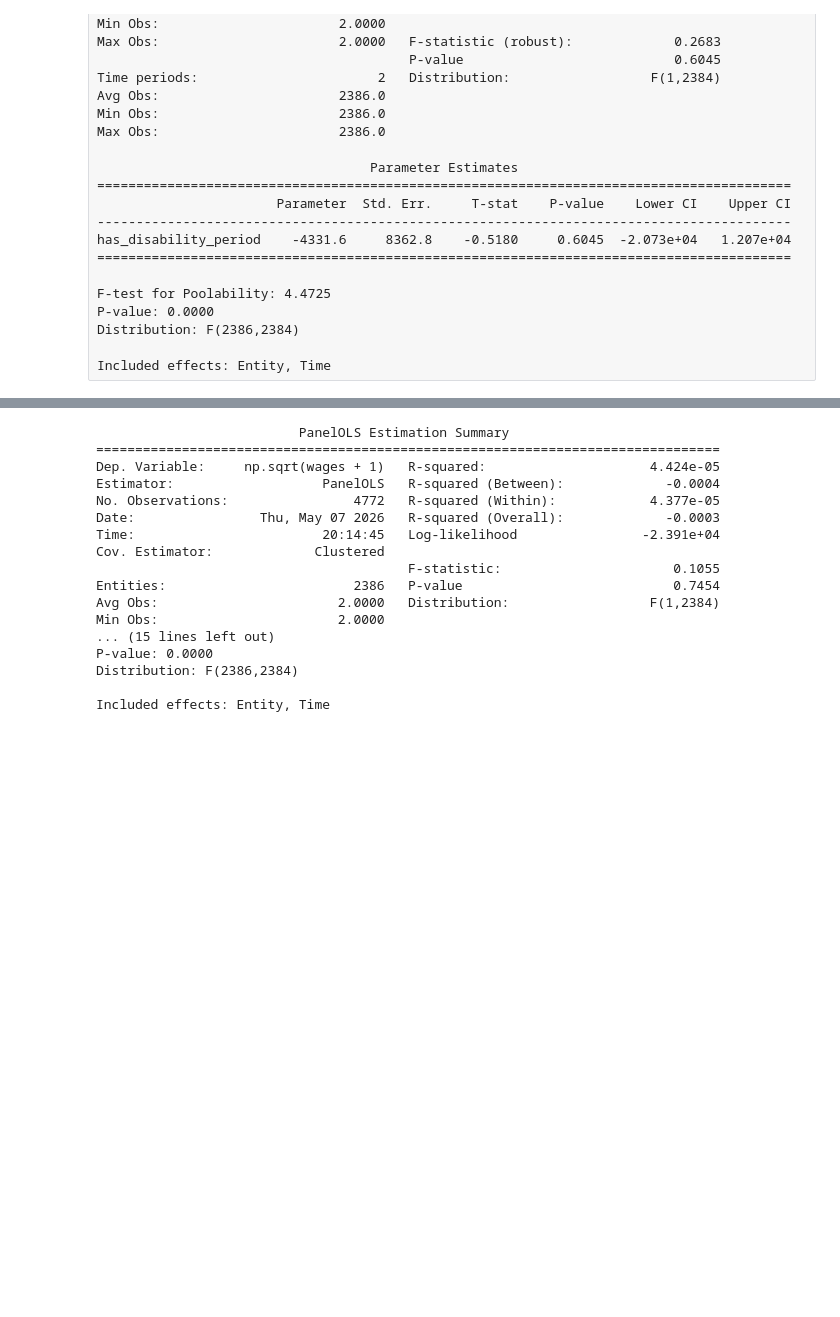
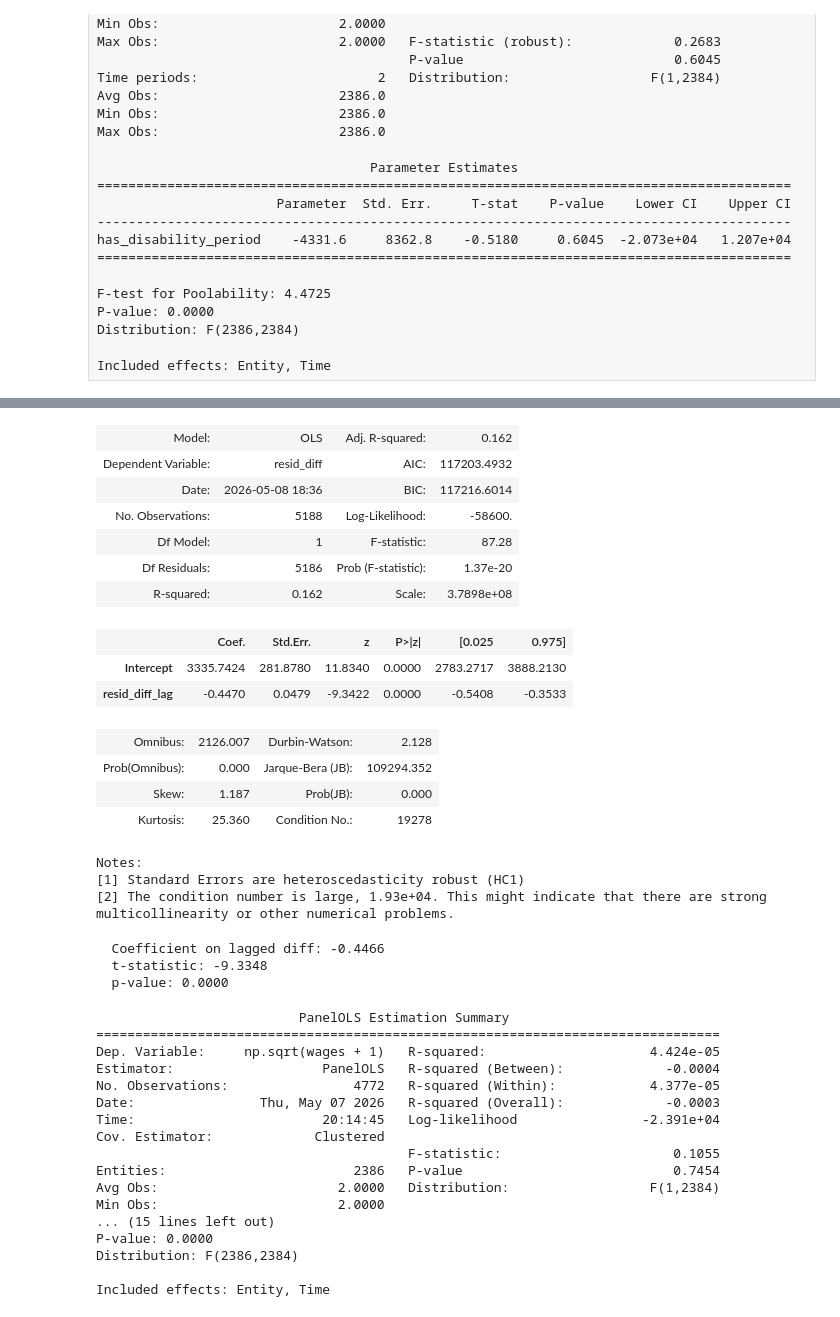
Before and after one commit to DmitriMt/master_thesis, a Jupyter notebook: notebooks/sensitive.ipynb, the cells around one changed output, grey strips where cells are left out. Drawn from its saved outputs; the diff is of its cells as text; code cells hidden in the pictures; blank space fills up the shorter version.

```diff
--- a/notebooks/sensitive.ipynb
+++ b/notebooks/sensitive.ipynb
@@ -258,3 +310,32 @@ Included effects: Entity, Time
+# %%
+ols_test = smf.ols('resid_diff ~ resid_diff_lag', resid_df).fit(cov_type='HC1')
+ols_test.summary2()
+# %% [output]
+| Model: | OLS | Adj. R-squared: | 0.162 |
+| Dependent Variable: | resid_diff | AIC: | 117203.4932 |
+| Date: | 2026-05-08 18:36 | BIC: | 117216.6014 |
+| No. Observations: | 5188 | Log-Likelihood: | -58600. |
+| Df Model: | 1 | F-statistic: | 87.28 |
+| Df Residuals: | 5186 | Prob (F-statistic): | 1.37e-20 |
+| R-squared: | 0.162 | Scale: | 3.7898e+08 |
+|  | Coef. | Std.Err. | z | P>|z| | [0.025 | 0.975] |
+| Intercept | 3335.7424 | 281.8780 | 11.8340 | 0.0000 | 2783.2717 | 3888.2130 |
+| resid_diff_lag | -0.4470 | 0.0479 | -9.3422 | 0.0000 | -0.5408 | -0.3533 |
+| Omnibus: | 2126.007 | Durbin-Watson: | 2.128 |
+| Prob(Omnibus): | 0.000 | Jarque-Bera (JB): | 109294.352 |
+| Skew: | 1.187 | Prob(JB): | 0.000 |
+| Kurtosis: | 25.360 | Condition No.: | 19278 |
+Notes:
+[1] Standard Errors are heteroscedasticity robust (HC1)
+[2] The condition number is large, 1.93e+04. This might indicate that there are strong multicollinearity or other numerical problems.
+# %%
+print(f"  Coefficient on lagged diff: {ols_test.params.iloc[1]:.4f}")
+print(f"  t-statistic: {ols_test.tvalues.iloc[1]:.4f}")
+print(f"  p-value: {ols_test.pvalues.iloc[1]:.4f}")
+# %% [output]
+  Coefficient on lagged diff: -0.4466
+  t-statistic: -9.3348
+  p-value: 0.0000
 # %%
 model3 = PanelOLS.from_formula('np.sqrt(wages + 1) - 1 ~ I(has_disability*period) + EntityEffects + TimeEffects', drop_absorbed=True, data=panel_2019_2020).fit(cov_type='clustered', cluster_entity=True, group_debias=False)
 print(model3.summary)
```
Also changed, not shown: parts of 6 cells of this notebook, 8 other files.
